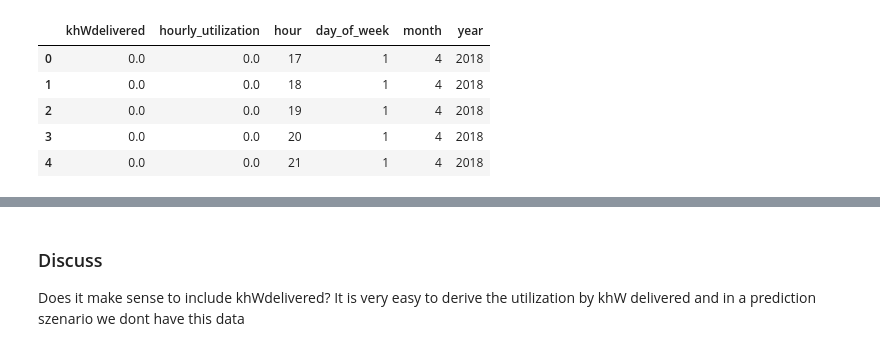
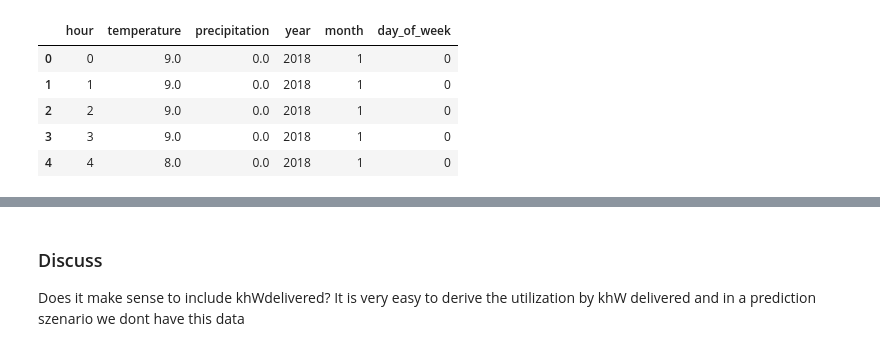
Before and after one commit to linusslange/AnalyticsAndApplications, a Jupyter notebook: UtilizationPrediction.ipynb, the cells around one changed output, grey strips where cells are left out. Saved outputs shown, nothing was run; the diff lists cells and outputs as text; code cells hidden in the pictures.

```diff
--- a/UtilizationPrediction.ipynb
+++ b/UtilizationPrediction.ipynb
@@ -9,11 +9,25 @@ from sklearn.metrics import mean_squared_error
 # %%
 #import csv
 Predict_utilization = pd.read_csv('prediction_utilization.csv')
-Predict_utilization.head()
-# %% [output]
-|  | khWdelivered | hourly_utilization | hour | day_of_week | month | year |
-| 0 | 0.0 | 0.0 | 17 | 1 | 4 | 2018 |
-| 1 | 0.0 | 0.0 | 18 | 1 | 4 | 2018 |
-| 2 | 0.0 | 0.0 | 19 | 1 | 4 | 2018 |
-| 3 | 0.0 | 0.0 | 20 | 1 | 4 | 2018 |
-| 4 | 0.0 | 0.0 | 21 | 1 | 4 | 2018 |
+# %%
+WeatherForPrediction = pd.read_csv('weather_for_Prediction.csv')
+# %%
+WeatherForPrediction.rename(columns={'connectionHour': 'hour'}, inplace=True)
+
+
+WeatherForPrediction['connectionDate'] = pd.to_datetime(WeatherForPrediction['connectionDate'])
+WeatherForPrediction['year'] = WeatherForPrediction['connectionDate'].dt.year
+WeatherForPrediction['month'] = WeatherForPrediction['connectionDate'].dt.month
+WeatherForPrediction['day_of_week'] = WeatherForPrediction['connectionDate'].dt.dayofweek
+
+WeatherForPrediction.drop(columns=['connectionDate'], inplace=True)
+# %%
+WeatherForPrediction.head()
+#test
+# %% [output]
+|  | hour | temperature | precipitation | year | month | day_of_week |
+| 0 | 0 | 9.0 | 0.0 | 2018 | 1 | 0 |
+| 1 | 1 | 9.0 | 0.0 | 2018 | 1 | 0 |
+| 2 | 2 | 9.0 | 0.0 | 2018 | 1 | 0 |
+| 3 | 3 | 9.0 | 0.0 | 2018 | 1 | 0 |
+| 4 | 4 | 8.0 | 0.0 | 2018 | 1 | 0 |
```
Also changed, not shown: parts of 3 cells of this notebook, 1 other file.
